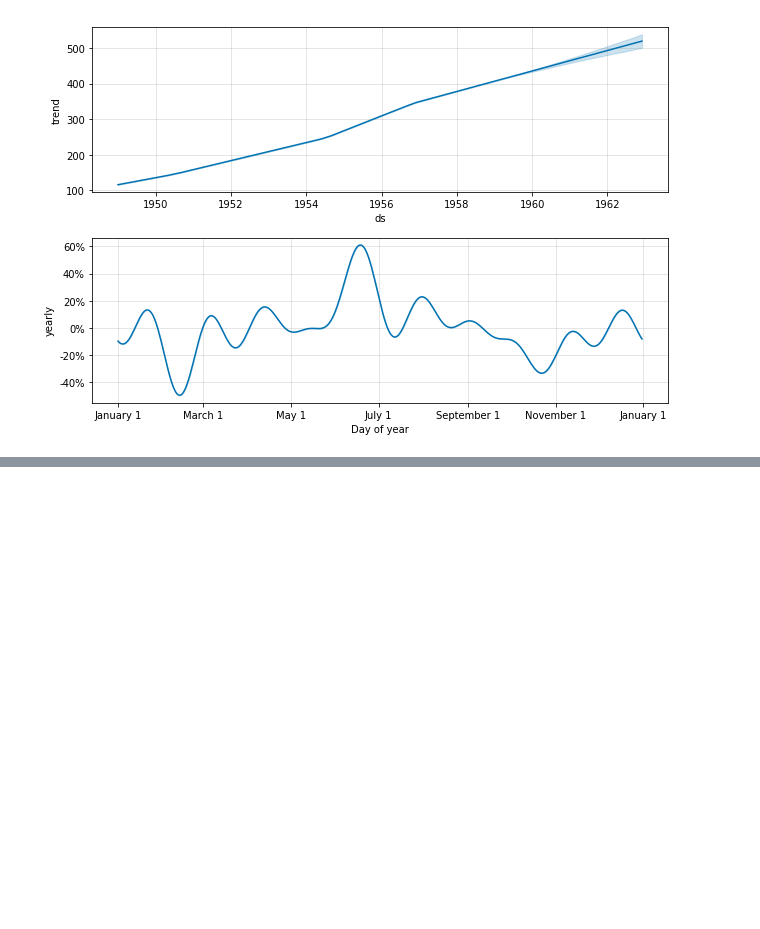
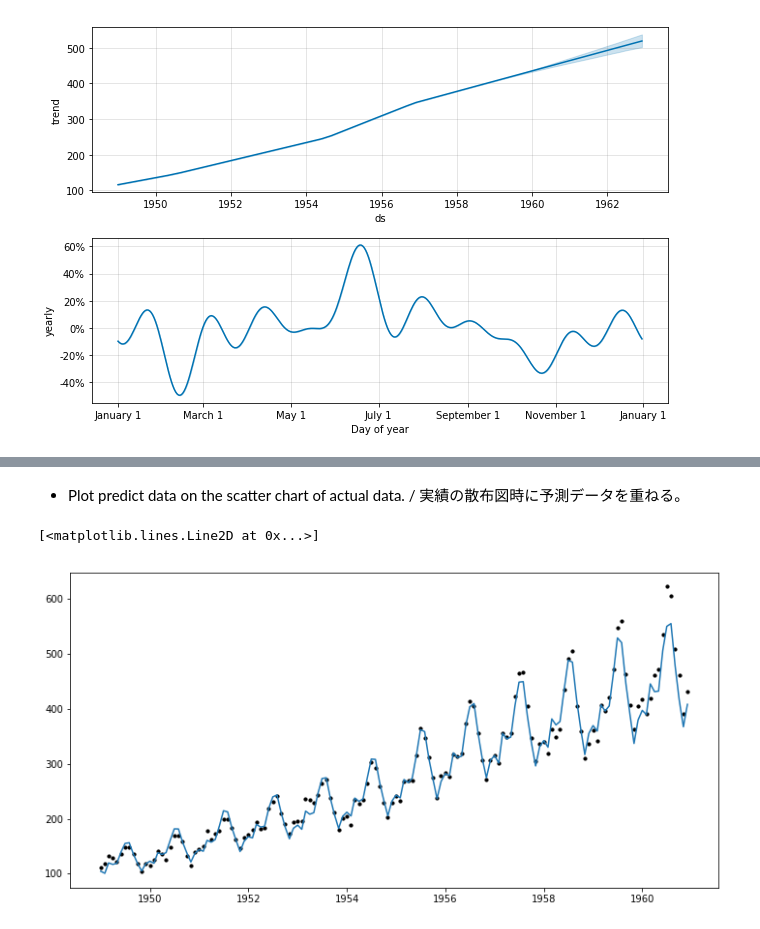
Before and after one commit to okagen/study, a Jupyter notebook: studyGoogleColaboratory.ipynb, the cells around one changed output, grey strips where cells are left out. Cells and saved outputs as stored; diff of their text form; code cells hidden in the pictures; blank space fills up the shorter version.

```diff
--- a/studyGoogleColaboratory.ipynb
+++ b/studyGoogleColaboratory.ipynb
@@ -158,0 +198,9 @@ fig = m.plot_components(forecast)
+# %% [markdown]
+  - Plot predict data on the scatter chart of actual data. / 実績の散布図時に予測データを重ねる。
+# %%
+plt.figure(figsize=(12,6))
+plt.scatter(df.index, df["#Passengers"], color = "black", s = 10)
+plt.plot(forecast["ds"][:144], forecast["yhat"][:144])
+# %% [output]
+[<matplotlib.lines.Line2D at 0x...>]
+[figure, added]
```
Also changed, not shown: parts of 8 cells of this notebook.
